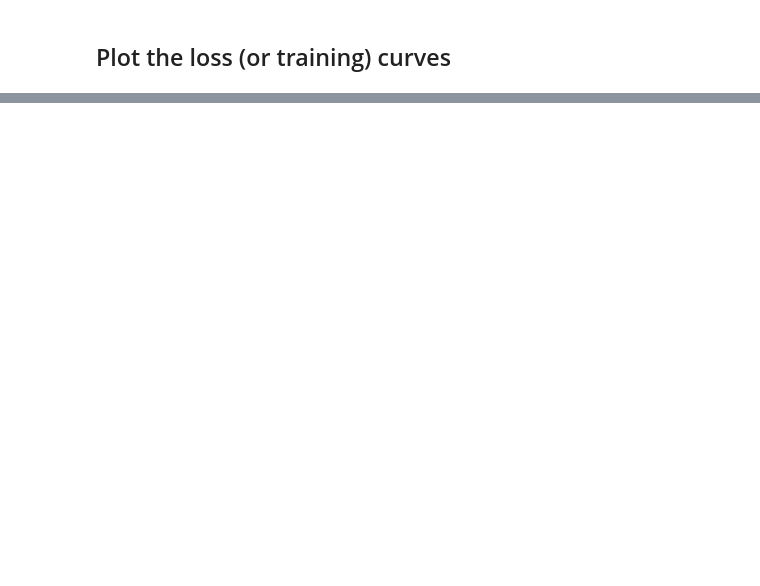
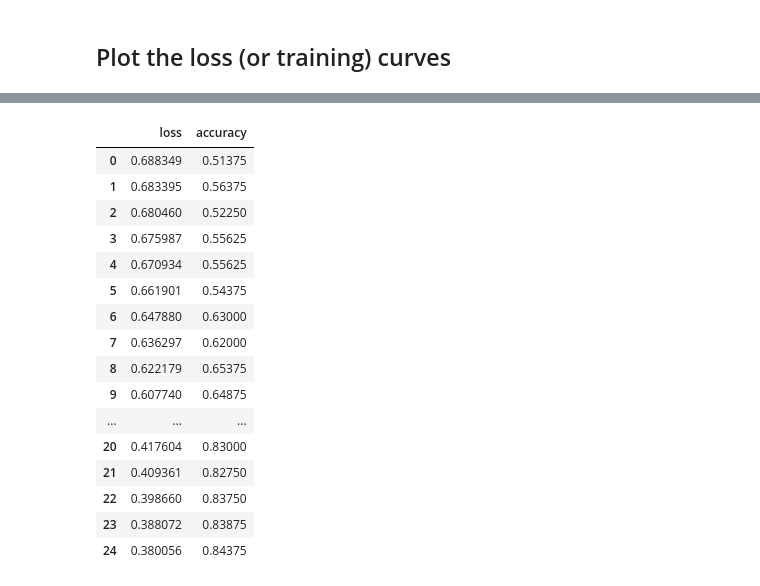
Before and after one commit to sakshamkumar1/tensorflow-notebooks, a Jupyter notebook: 02_neural_network_classifiction_with_tensorflow.ipynb, the cells around one changed output, grey strips where cells are left out. Saved outputs shown, nothing was run; the diff lists cells and outputs as text; code cells hidden in the pictures; blank space fills up the shorter version.

```diff
--- a/02_neural_network_classifiction_with_tensorflow.ipynb
+++ b/02_neural_network_classifiction_with_tensorflow.ipynb
@@ -540,0 +596,20 @@ Text(0.5, 1.0, 'Model_8 loss cureves')
+# %%
+pd.DataFrame(history.history)
+# %% [output]
+|  | loss | accuracy |
+| 0 | 0.688349 | 0.51375 |
+| 1 | 0.683395 | 0.56375 |
+| 2 | 0.680460 | 0.52250 |
+| 3 | 0.675987 | 0.55625 |
+| 4 | 0.670934 | 0.55625 |
+| 5 | 0.661901 | 0.54375 |
+| 6 | 0.647880 | 0.63000 |
+| 7 | 0.636297 | 0.62000 |
+| 8 | 0.622179 | 0.65375 |
+| 9 | 0.607740 | 0.64875 |
+| ... | ... | ... |
+| 20 | 0.417604 | 0.83000 |
+| 21 | 0.409361 | 0.82750 |
+| 22 | 0.398660 | 0.83750 |
+| 23 | 0.388072 | 0.83875 |
+| 24 | 0.380056 | 0.84375 |
```
Also changed, not shown: parts of 30 cells of this notebook.
